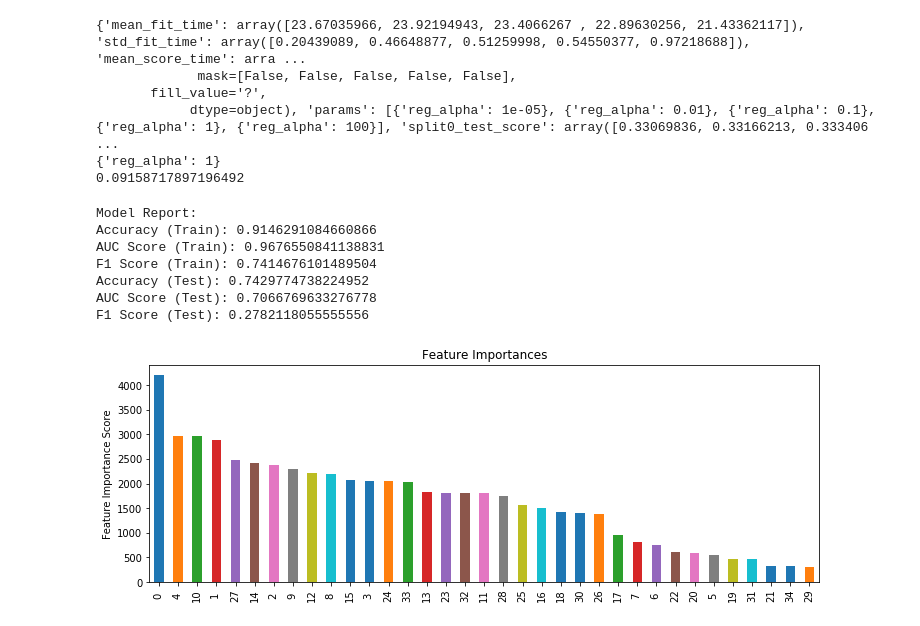
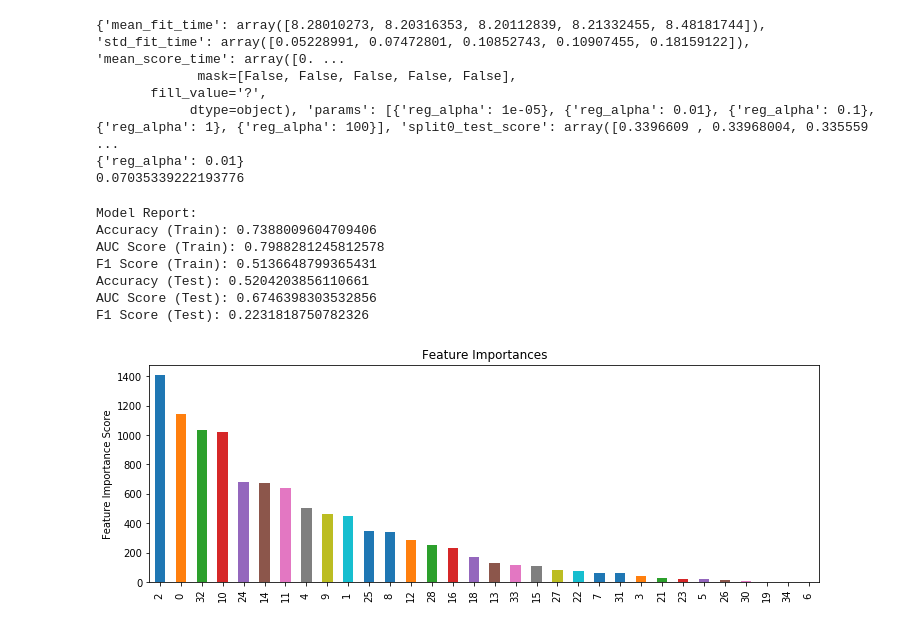
Before and after one commit to cysacenda/algocryptos, a Jupyter notebook: notebooks/ML/algocryptos_tuning_XGBoost.ipynb, the cells around one changed output. Cells and saved outputs as stored; diff of their text form; code cells hidden in the pictures.

```diff
--- a/notebooks/ML/algocryptos_tuning_XGBoost.ipynb
+++ b/notebooks/ML/algocryptos_tuning_XGBoost.ipynb
@@ -45,7 +43,7 @@ from matplotlib.pylab import rcParams
 rcParams['figure.figsize'] = 12, 4
 
 # TODO : Add test ?
-def modelfit(alg, X_, y_, X_test=None, y_test=None, useTrainCV=True, cv_folds=5, early_stopping_rounds=50, metrics='auc'):
+def modelfit(alg, X_, y_, X_test=None, y_test=None, useTrainCV=False, cv_folds=5, early_stopping_rounds=50, metrics='auc'):
     # Allow to find the best n_estimators parameter
     if useTrainCV:
         xgb_param = alg.get_xgb_params()
@@ -56,7 +54,9 @@ def modelfit(alg, X_, y_, X_test=None, y_test=None, useTrainCV=True, cv_folds=5,
 
     #Fit the algorithm on the data
     alg.fit(X_, y_, eval_metric=metrics)
+    modelscore(alg, X_, y_, X_test, y_test)
 
+def modelscore(alg, X_, y_, X_test=None, y_test=None):
     #Predict training set:
     dtrain_predictions = alg.predict(X_)
     dtrain_predprob = alg.predict_proba(X_)[:,1]
@@ -153,18 +155,10 @@ print(gsearch2.best_score_)
 # %%
-# Step 3: Tune gamma
-#scale_pos_weight = y_train_1[y_to_be_considered].value_counts()[False] / y_train_1[y_to_be_considered].value_counts()[True]
-n_estimators = 60
-# max_depth = 3
-# min_child_weight = 5
-
-max_depth = 9
-min_child_weight = 5
-
+max_depth=gsearch2.best_params_['max_depth']
+min_child_weight=gsearch2.best_params_['min_child_weight']
 param_test3 = {
  'gamma':[i/10.0 for i in range(0,15)]
 }
 
-scale_pos_weight = 1
 xgb3 = XGBClassifier(
             learning_rate =0.1,
             n_estimators=n_estimators,
@@ -204,11 +198,6 @@ print(gsearch3.best_score_)
 # %%
 # Step 4: Tune subsample and colsample_bytree
-gamma=0.0
-n_estimators = 60
-max_depth = 9
-min_child_weight = 5
-scale_pos_weight = 1
-
+gamma=gsearch3.best_params_['gamma']
 param_test4 = {
  'subsample':[i/10.0 for i in range(6,10)],
  'colsample_bytree':[i/10.0 for i in range(6,10)]
@@ -254,12 +243,7 @@ print(gsearch4.best_score_)
 # %%
 # Step 5: Tuning Regularization Parameters
-gamma=0.0
-n_estimators = 60
-max_depth = 9
-min_child_weight = 5
-scale_pos_weight = 1
-colsample_bytree= 0.9
-subsample= 0.7
+colsample_bytree= gsearch4.best_params_['colsample_bytree']
+subsample= gsearch4.best_params_['subsample']
 param_test5 = {
  'reg_alpha':[1e-5, 1e-2, 0.1, 1, 100]
 }
@@ -283,44 +267,38 @@ print(gsearch5.cv_results_)
 print(gsearch5.best_params_)
 print(gsearch5.best_score_)
 # %% [output]
-{'mean_fit_time': array([23.67035966, 23.92194943, 23.4066267 , 22.89630256, 21.43362117]), 'std_fit_time': array([0.20439089, 0.46648877, 0.51259998, 0.54550377, 0.97218688]), 'mean_score_time': arra ...
+{'mean_fit_time': array([8.28010273, 8.20316353, 8.20112839, 8.21332455, 8.48181744]), 'std_fit_time': array([0.05228991, 0.07472801, 0.10852743, 0.10907455, 0.18159122]), 'mean_score_time': array([0. ...
              mask=[False, False, False, False, False],
        fill_value='?',
-            dtype=object), 'params': [{'reg_alpha': 1e-05}, {'reg_alpha': 0.01}, {'reg_alpha': 0.1}, {'reg_alpha': 1}, {'reg_alpha': 100}], 'split0_test_score': array([0.33069836, 0.33166213, 0.333406 ...
-{'reg_alpha': 1}
-0.09158717897196492
+            dtype=object), 'params': [{'reg_alpha': 1e-05}, {'reg_alpha': 0.01}, {'reg_alpha': 0.1}, {'reg_alpha': 1}, {'reg_alpha': 100}], 'split0_test_score': array([0.3396609 , 0.33968004, 0.335559 ...
+{'reg_alpha': 0.01}
+0.07035339222193776
 # %%
 # TEST
-n_estimators = 60 * 5 # 60
-max_depth = 9
-min_child_weight = 5
-gamma=0.0
-scale_pos_weight = 1
-colsample_bytree= 0.9
-subsample= 0.7
-reg_alpha = 1
-learning_rate = 0.01
+reg_alpha = gsearch5.best_params_['reg_alpha']
+learning_rate = learning_rate / 10
+n_estimators = n_estimators * 5
 xgbx = XGBClassifier(
             learning_rate =learning_rate,
             n_estimators=n_estimators,
             max_depth=max_depth,
             min_child_weight=min_child_weight,
             gamma=gamma,
             subsample=subsample,
             colsample_bytree=colsample_bytree,
             objective= 'binary:logistic',
             nthread=-1,
             scale_pos_weight=scale_pos_weight,
             reg_alpha=reg_alpha,
             seed=27)
 
 modelfit(xgbx, X_train_1, y_train_1[y_to_be_considered], X_test=X_test_1, y_test=y_test_1[y_to_be_considered], useTrainCV=False, metrics='auc')
 # %% [output]
 Model Report:
-Accuracy (Train): 0.9146291084660866
-AUC Score (Train): 0.9676550841138831
-F1 Score (Train): 0.7414676101489504
-Accuracy (Test): 0.7429774738224952
-AUC Score (Test): 0.7066769633276778
-F1 Score (Test): 0.2782118055555556
+Accuracy (Train): 0.7388009604709406
+AUC Score (Train): 0.7988281245812578
+F1 Score (Train): 0.5136648799365431
+Accuracy (Test): 0.5204203856110661
+AUC Score (Test): 0.6746398303532856
+F1 Score (Test): 0.2231818750782326
-[figure, old version]
+[figure, new version]
```
Also changed, not shown: parts of 6 cells of this notebook, 5 other files.
